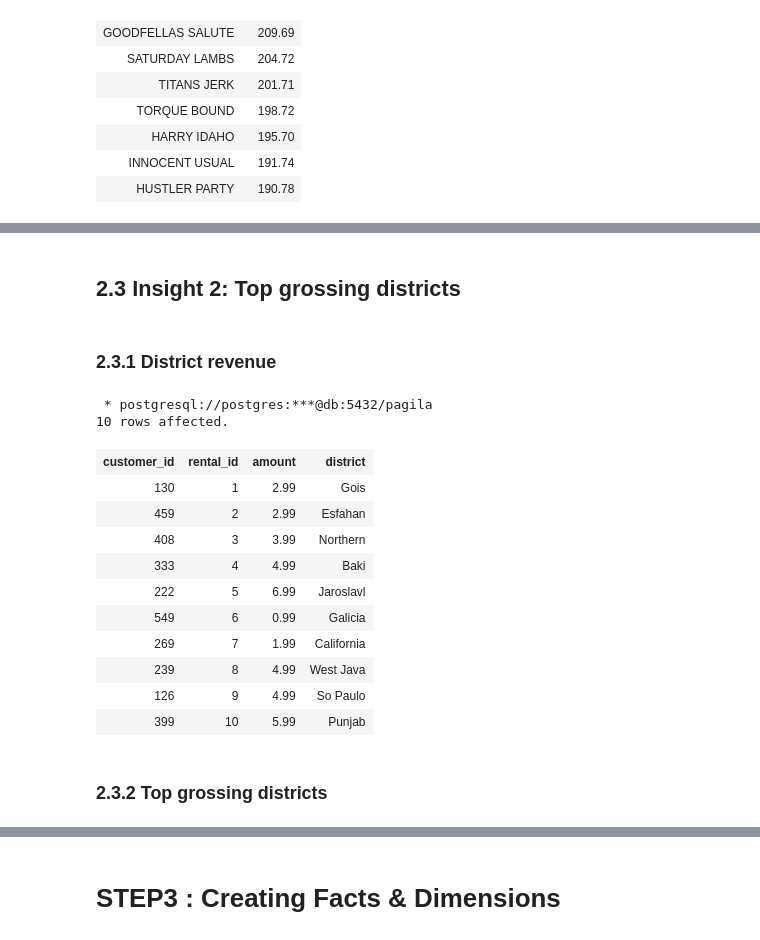
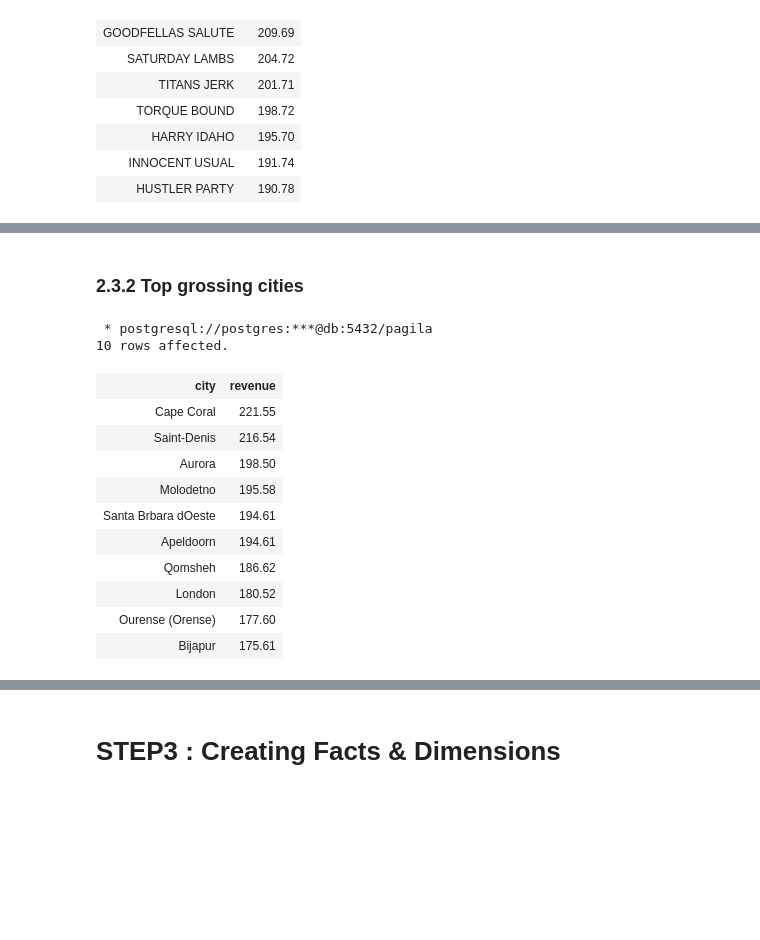
Before and after one commit to novelari/hello_dwh, a Jupyter notebook: scripts/Demo01-3NF_Schema_Exploration.ipynb, the cells around one changed output, grey strips where cells are left out. Saved outputs shown, nothing was run; the diff lists cells and outputs as text; code cells hidden in the pictures; blank space fills up the shorter version.

```diff
--- a/scripts/Demo01-3NF_Schema_Exploration.ipynb
+++ b/scripts/Demo01-3NF_Schema_Exploration.ipynb
@@ -219,28 +253,26 @@ limit 10;
 # %% [markdown]
-## 2.3 Insight 2:   Top grossing districts
+### 2.3.2 Top grossing cities
-# %% [markdown]
-### 2.3.1 District revenue
 # %%
 %%sql
-SELECT p.customer_id, p.rental_id, p.amount, a.district
+SELECT ci.city ,  sum(p.amount) as revenue
 FROM payment p
 JOIN customer c  ON ( p.customer_id = c.customer_id )
 JOIN address a ON ( c.address_id = a.address_id )
-order by p.payment_date
+JOIN city ci ON ( a.city_id = ci.city_id )
+group by ci.city
+order by revenue desc
 limit 10;
 # %% [output]
  * postgresql://postgres:***@db:5432/pagila
 10 rows affected.
-| customer_id | rental_id | amount | district |
-| 130 | 1 | 2.99 | Gois |
-| 459 | 2 | 2.99 | Esfahan |
-| 408 | 3 | 3.99 | Northern |
-| 333 | 4 | 4.99 | Baki |
-| 222 | 5 | 6.99 | Jaroslavl |
-| 549 | 6 | 0.99 | Galicia |
-| 269 | 7 | 1.99 | California |
-| 239 | 8 | 4.99 | West Java |
-| 126 | 9 | 4.99 | So Paulo |
-| 399 | 10 | 5.99 | Punjab |
+| city | revenue |
+| Cape Coral | 221.55 |
+| Saint-Denis | 216.54 |
+| Aurora | 198.50 |
+| Molodetno | 195.58 |
+| Santa Brbara dOeste | 194.61 |
+| Apeldoorn | 194.61 |
+| Qomsheh | 186.62 |
+| London | 180.52 |
+| Ourense (Orense) | 177.60 |
+| Bijapur | 175.61 |
-# %% [markdown]
-### 2.3.2 Top grossing districts
```
Also changed, not shown: parts of 16 cells of this notebook, 1 other file.
